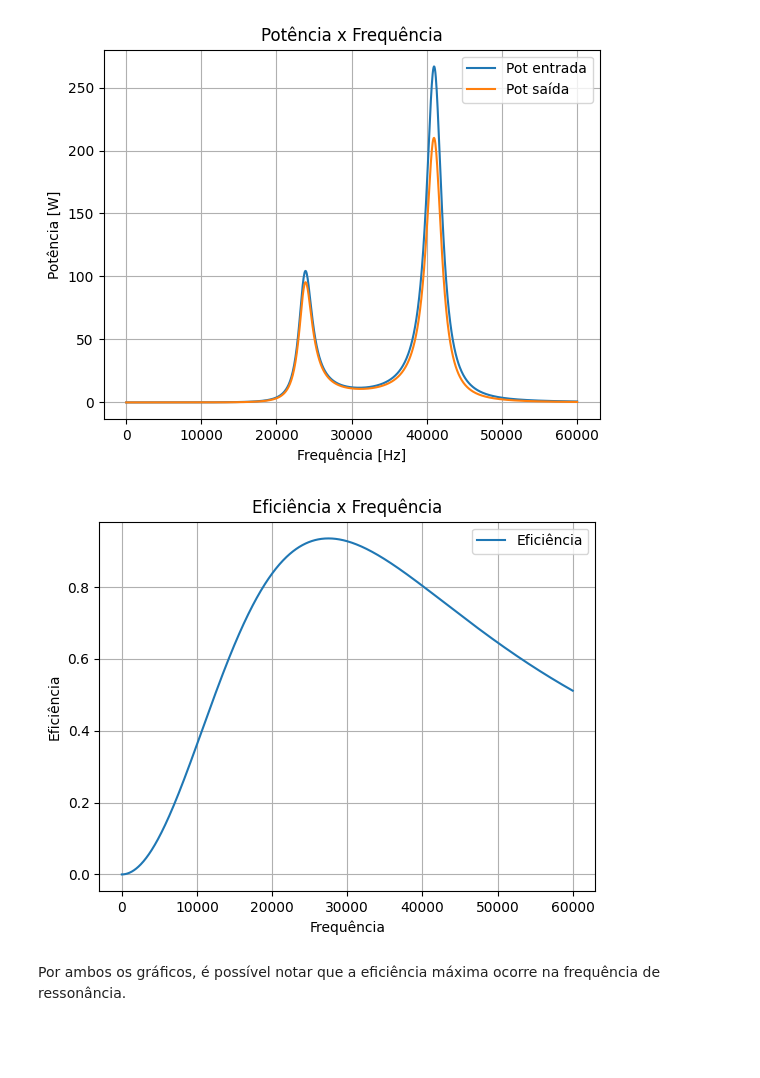
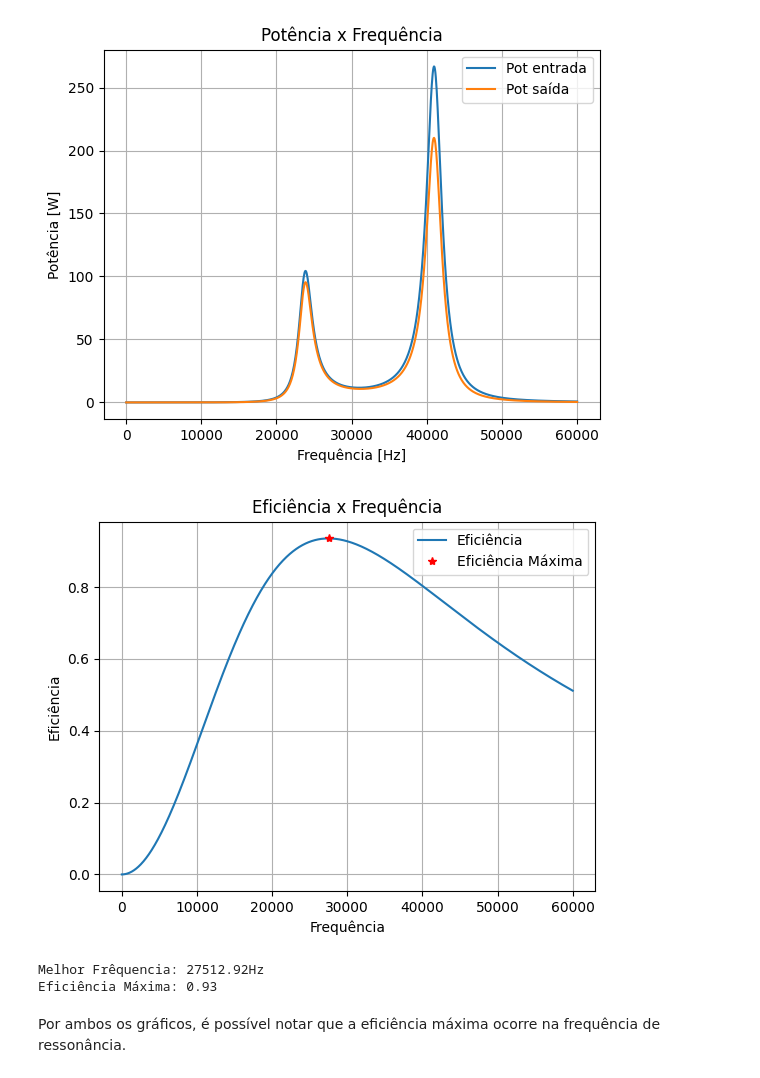
Before and after one commit to ellencoutinho/projeto-eletromag, a Jupyter notebook: Resultado.ipynb, the cells around one changed output. Cells and saved outputs as stored; diff of their text form; code cells hidden in the pictures; blank space fills up the shorter version.

```diff
--- a/Resultado.ipynb
+++ b/Resultado.ipynb
@@ -60,7 +63,7 @@ k = 0.5
 Rc = 400
 XM_k = k*XM
 
-i1, i2 = CalcularTransformador(50, Rc, XM)
-print(f"i1 transformador: {abs(i1)}, {phase(i1)}")
-print(f"i2 transformador: {abs(i2)}, {phase(i2)}")
+i1, i2 = CalcularTransformador(50, Rc, XM_k)
+print(f"i1 transformador: {forma_polar(i1)} A")
+print(f"i2 transformador: {forma_polar(i2)} A")
 # %% [output]
@@ -71,9 +74,10 @@ Nesse caso, a indutância mútua é multiplicada pelo fator k porque apenas part
 # %% [markdown]
 **Como I1 e I2 variam em função da frequência?**
 # %%
-print(f"frequência de ressonância estimada: {sqrt(1/(L1*C1))/(2*pi)}")
+freq_res = (sqrt(1/(L1*C1))/(2*pi)).real
+print(f"Frequência de Ressonância Estimada: {freq_res:.3f} Hz")
 
-lista_f = np.arange(1000, 100e3, 1000)
+lista_f = np.arange(1000, 100e3, 200)
 lista_i1 = []
 lista_i2 = []
 
@@ -86,8 +90,9 @@ for f in lista_f:
     i1, i2 = CalcularTransformador(50, Rc, XM_k)
     lista_i1.append(abs(i1))
     lista_i2.append(abs(i2))
+f_res = lista_f[list(lista_i2).index(max(lista_i2))]
 
-f_res = lista_f[list(lista_i2).index(max(lista_i2))]
+plt.plot([freq_res, freq_res], [0, max(lista_i1)], "gray", label = "Frequencia de Ressonância")
 plt.plot(lista_f, lista_i1, label = "I1")
 plt.plot(lista_f, lista_i2, label = "I2")
 plt.title("Corrente x Frequência")
@@ -191,16 +196,24 @@ plt.show()
 [figure]
 # %%
 lista_efic = [lista_Ps[i]/lista_Pe[i] for i in range(len(lista_f))]
+efic_max = max(lista_efic)
+melhor_freq = lista_f[lista_efic.index(efic_max)]
 
 plt.plot(lista_f, lista_efic, label = "Eficiência")
+plt.plot(melhor_freq, efic_max, "r*", label = "Eficiência Máxima")
 plt.title("Eficiência x Frequência")
 plt.xlabel("Frequência")
 plt.ylabel("Eficiência")
 plt.grid()
 plt.legend()
 plt.show()
+
+print(f'Melhor Frêquencia: {melhor_freq:.2f}Hz')
+print(f'Eficiência Máxima: {efic_max:.2f}')
 # %% [output]
-[figure, old version]
+[figure, new version]
+Melhor Frêquencia: 27512.92Hz
+Eficiência Máxima: 0.93
 # %% [markdown]
 Por ambos os gráficos, é possível notar que a eficiência máxima ocorre na frequência de ressonância.
 # %% [markdown]
```
Also changed, not shown: parts of 17 cells of this notebook, 1 other file.
